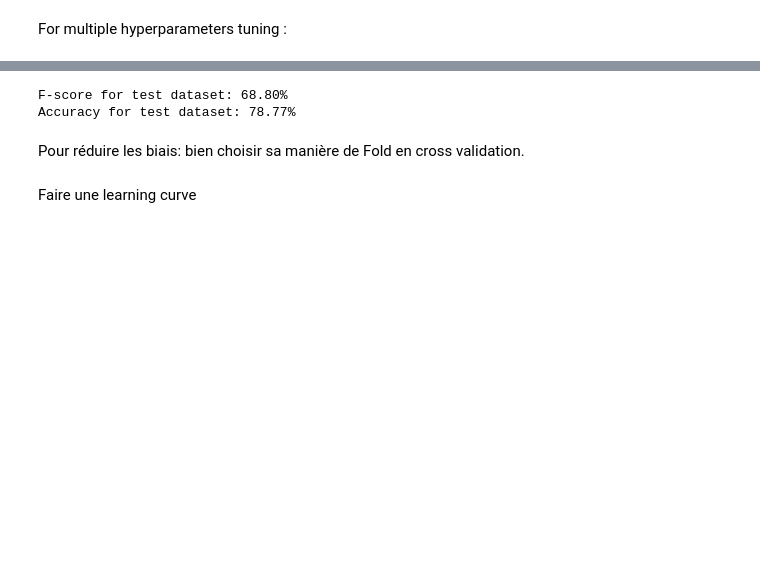
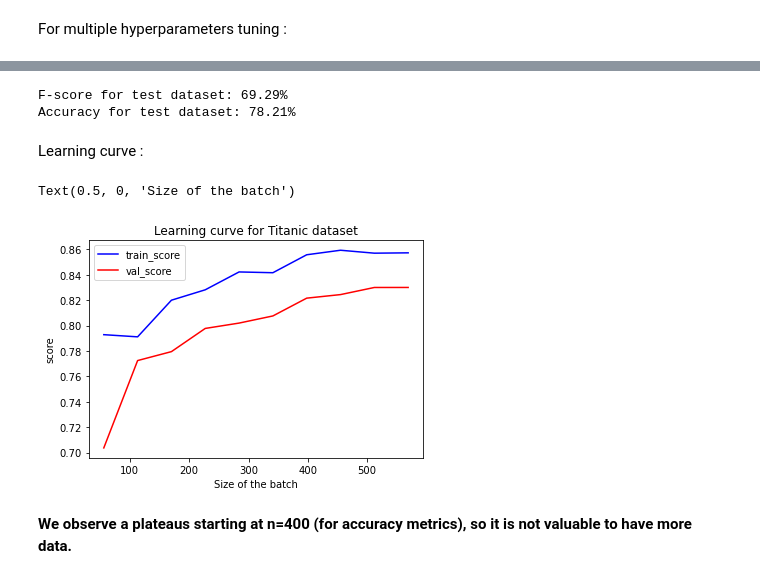
Before and after one commit to AnthonyJaquaniello/Machine_Learning, a Jupyter notebook: src/Titanic.ipynb, the cells around one changed output, grey strips where cells are left out. Cells and saved outputs as stored; diff of their text form; code cells hidden in the pictures; blank space fills up the shorter version.

Commit message:
Learning curve

```diff
--- a/src/Titanic.ipynb
+++ b/src/Titanic.ipynb
@@ -274,12 +274,34 @@ import pickle
 pickle.dump(obj=best_model, file=open('../models/titanic.sav', 'wb'))
 # %%
 #testing the model
-print("F-score for test dataset: {:.2f}%".format(f1_score(y_true=Y_test, y_pred=model.predict(X_test))*100))
+print("F-score for test dataset: {:.2f}%".format(f1_score(y_true=Y_test, y_pred=best_model.predict(X_test))*100))
 print("Accuracy for test dataset: {:.2f}%".format(best_model.score(X_test, Y_test)*100))
 # %% [output]
-F-score for test dataset: 68.80%
-Accuracy for test dataset: 78.77%
+F-score for test dataset: 69.29%
+Accuracy for test dataset: 78.21%
-# %% [markdown]
-Pour réduire les biais: bien choisir sa manière de Fold en cross validation.
-# %% [markdown]
-Faire une learning curve
+# %% [markdown]
+Learning curve :
+# %%
+import pickle
+best_model = pickle.load(open('../models/titanic.sav', 'rb'))
+
+N, train_score, val_score = learning_curve(estimator=best_model,
+                                           X=X_train,
+                                           y=Y_train.reshape(Y_train.shape[0]),
+                                           cv=cv,
+                                           train_sizes=np.linspace(0.1, 1.0, 10),
+                                           scoring='accuracy')
+# %%
+fig = plt.figure()
+ax = fig.add_subplot(1, 1, 1)
+ax.plot(N, train_score.mean(axis=1), c='b', label='train_score')
+ax.plot(N, val_score.mean(axis=1), c='r', label='val_score')
+ax.legend()
+ax.set_title('Learning curve for Titanic dataset')
+ax.set_ylabel('score')
+ax.set_xlabel('Size of the batch')
+# %% [output]
+Text(0.5, 0, 'Size of the batch')
+[figure, added]
+# %% [markdown]
+<p><strong>We observe a plateaus starting at n=400 (for accuracy metrics), so it is not valuable to have more data.</strong></p>
```
Also changed, not shown: parts of 3 cells of this notebook.
